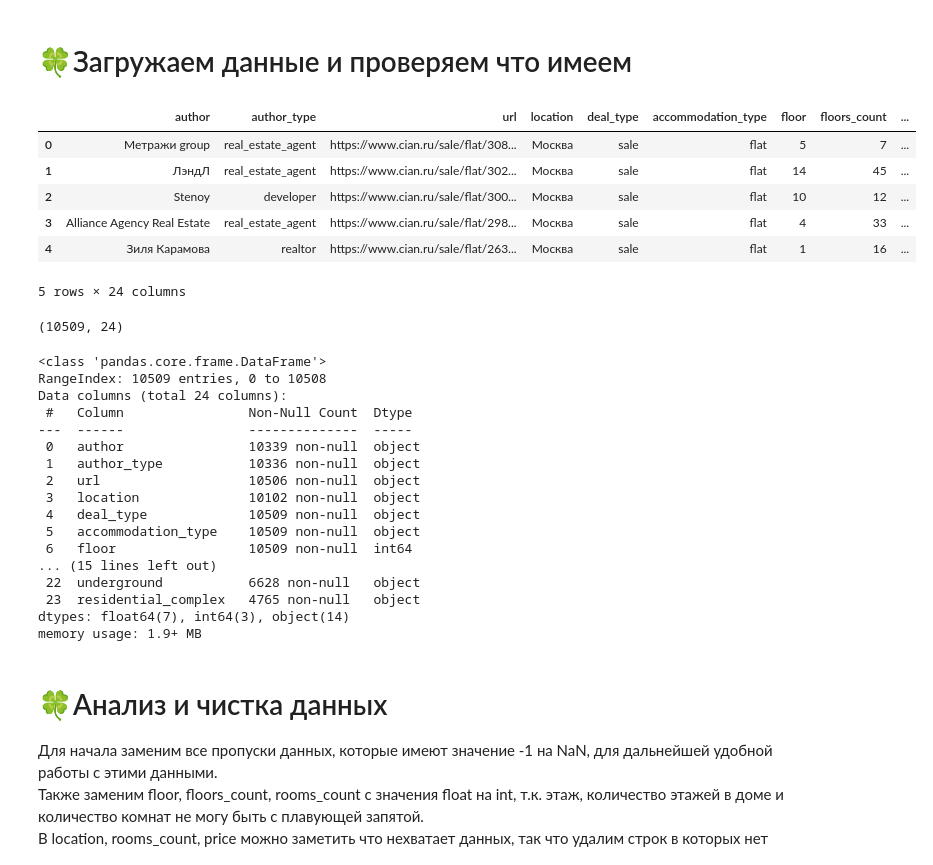
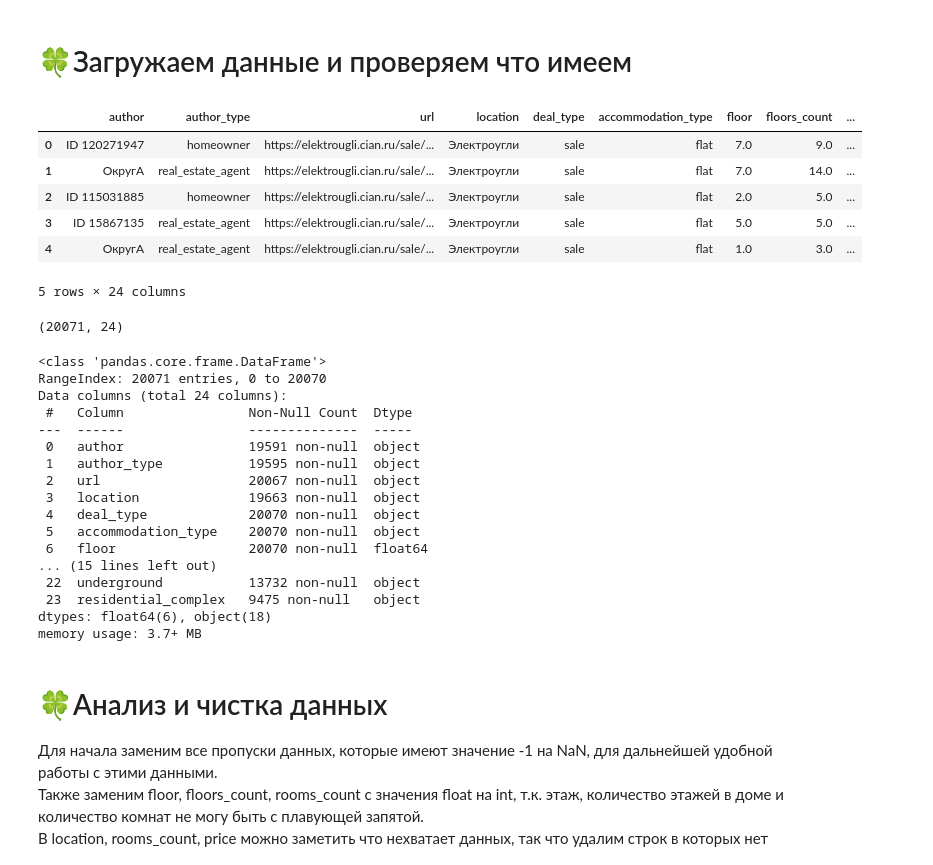
Before and after one commit to tmwsw/ML, a Jupyter notebook: main.ipynb, the cells around one changed output. Cells and saved outputs as stored; diff of their text form; code cells hidden in the pictures.

```diff
--- a/main.ipynb
+++ b/main.ipynb
@@ -11,41 +11,41 @@ warnings.simplefilter('ignore')
 # %% [markdown]
 # 🍀Загружаем данные и проверяем что имеем
 # %%
-df = pd.read_csv("my_df.csv").drop_duplicates()
+df = pd.read_csv("main.csv").drop_duplicates()
 df.head()
 # %% [output]
 |  | author | author_type | url | location | deal_type | accommodation_type | floor | floors_count | ... |
-| 0 | Метражи group | real_estate_agent | https://www.cian.ru/sale/flat/308... | Москва | sale | flat | 5 | 7 | ... |
-| 1 | ЛэндЛ | real_estate_agent | https://www.cian.ru/sale/flat/302... | Москва | sale | flat | 14 | 45 | ... |
-| 2 | Stenoy | developer | https://www.cian.ru/sale/flat/300... | Москва | sale | flat | 10 | 12 | ... |
-| 3 | Alliance Agency Real Estate | real_estate_agent | https://www.cian.ru/sale/flat/298... | Москва | sale | flat | 4 | 33 | ... |
-| 4 | Зиля Карамова | realtor | https://www.cian.ru/sale/flat/263... | Москва | sale | flat | 1 | 16 | ... |
+| 0 | ID 120271947 | homeowner | https://elektrougli.cian.ru/sale/... | Электроугли | sale | flat | 7.0 | 9.0 | ... |
+| 1 | ОкругА | real_estate_agent | https://elektrougli.cian.ru/sale/... | Электроугли | sale | flat | 7.0 | 14.0 | ... |
+| 2 | ID 115031885 | homeowner | https://elektrougli.cian.ru/sale/... | Электроугли | sale | flat | 2.0 | 5.0 | ... |
+| 3 | ID 15867135 | real_estate_agent | https://elektrougli.cian.ru/sale/... | Электроугли | sale | flat | 5.0 | 5.0 | ... |
+| 4 | ОкругА | real_estate_agent | https://elektrougli.cian.ru/sale/... | Электроугли | sale | flat | 1.0 | 3.0 | ... |
 5 rows × 24 columns
 # %%
 # проверяем размер файла
 df.shape
 # %% [output]
-(10509, 24)
+(20071, 24)
 # %%
 df.info()
 # %% [output]
 <class 'pandas.core.frame.DataFrame'>
-RangeIndex: 10509 entries, 0 to 10508
+RangeIndex: 20071 entries, 0 to 20070
 Data columns (total 24 columns):
  #   Column                Non-Null Count  Dtype
 ---  ------                --------------  -----
- 0   author                10339 non-null  object
- 1   author_type           10336 non-null  object
- 2   url                   10506 non-null  object
- 3   location              10102 non-null  object
- 4   deal_type             10509 non-null  object
- 5   accommodation_type    10509 non-null  object
- 6   floor                 10509 non-null  int64
+ 0   author                19591 non-null  object
+ 1   author_type           19595 non-null  object
+ 2   url                   20067 non-null  object
+ 3   location              19663 non-null  object
+ 4   deal_type             20070 non-null  object
+ 5   accommodation_type    20070 non-null  object
+ 6   floor                 20070 non-null  float64
 ... (15 lines left out)
- 22  underground           6628 non-null   object
- 23  residential_complex   4765 non-null   object
-dtypes: float64(7), int64(3), object(14)
-memory usage: 1.9+ MB
+ 22  underground           13732 non-null  object
+ 23  residential_complex   9475 non-null   object
+dtypes: float64(6), object(18)
+memory usage: 3.7+ MB
 # %% [markdown]
 # 🍀Анализ и чистка данных
 Для начала заменим все пропуски данных, которые имеют значение -1 на NaN, для дальнейшей удобной работы с этими данными.<br>
```
Also changed, not shown: parts of 21 cells of this notebook.
